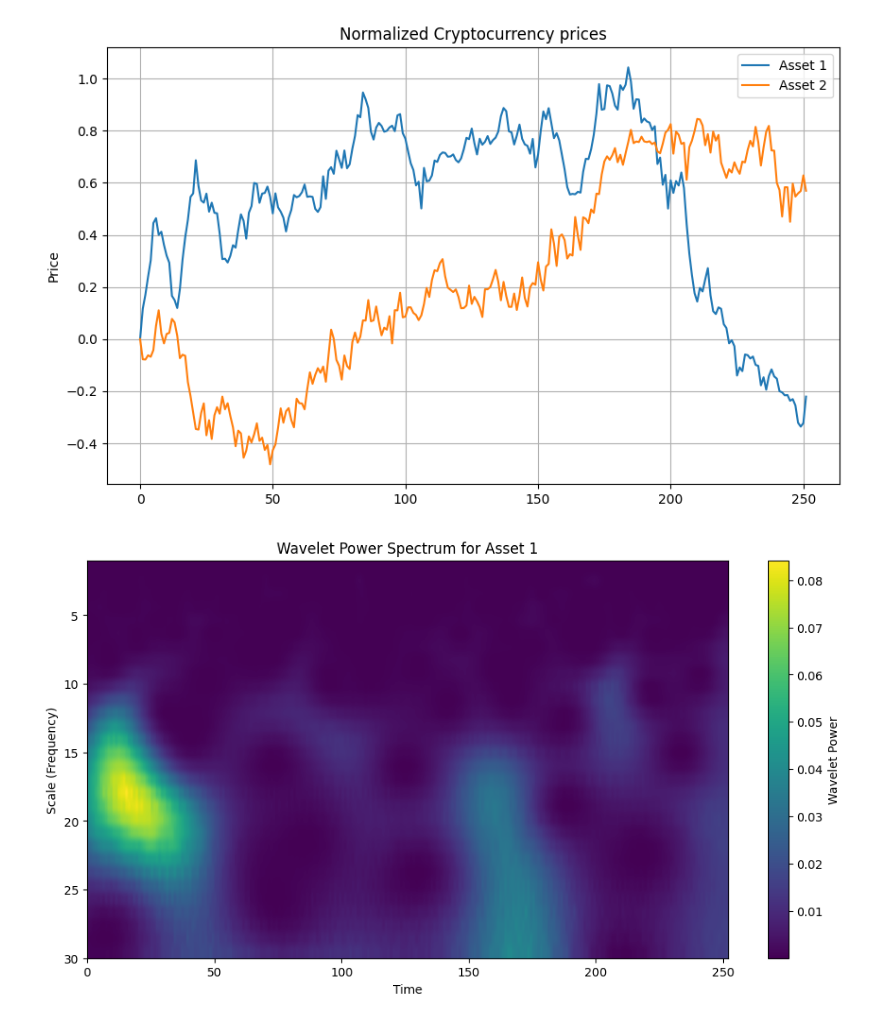
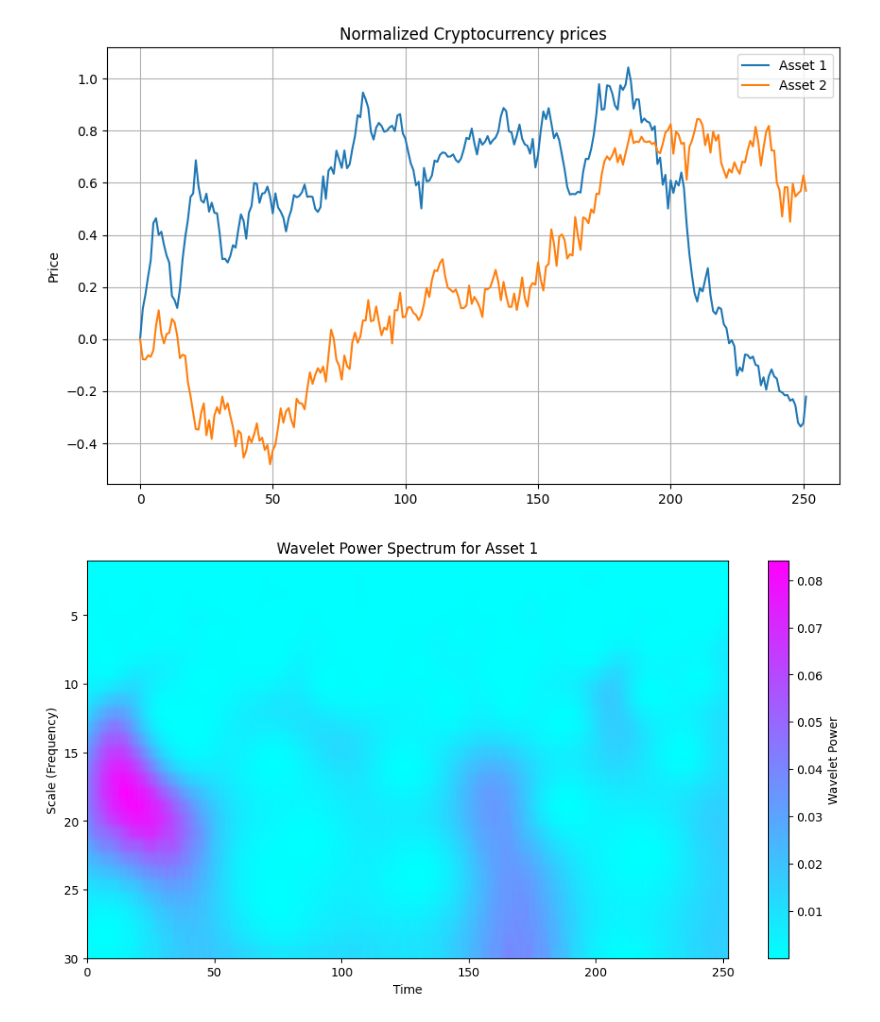
Before and after one commit to dradoncic/crypto_analysis, a Jupyter notebook: src/cycle_analysis.ipynb, the cells around one changed output. Saved outputs shown, nothing was run; the diff lists cells and outputs as text; code cells hidden in the pictures.

```diff
--- a/src/cycle_analysis.ipynb
+++ b/src/cycle_analysis.ipynb
@@ -33,19 +33,19 @@ plt.show()
 # %%
 import pywt
 
 crypto = normalized_df['Asset 1']
 
 wavelet = 'cmor1.5-1.0'
 scales = np.arange(1, 31)
 coefficients, frequencies = pywt.cwt(crypto, scales, wavelet)
 
 plt.figure(figsize=(12, 6))
-plt.imshow(np.abs(coefficients)**2, aspect='auto', cmap='viridis',
+plt.imshow(np.abs(coefficients)**2, aspect='auto', cmap='cool',
            extent=[0, len(crypto), scales[-1], scales[0]])
 plt.colorbar(label="Wavelet Power")
 plt.title("Wavelet Power Spectrum for Asset 1")
 plt.xlabel("Time")
 plt.ylabel("Scale (Frequency)")
 plt.show()
 # %% [output]
-[figure, old version]
+[figure, new version]
```
